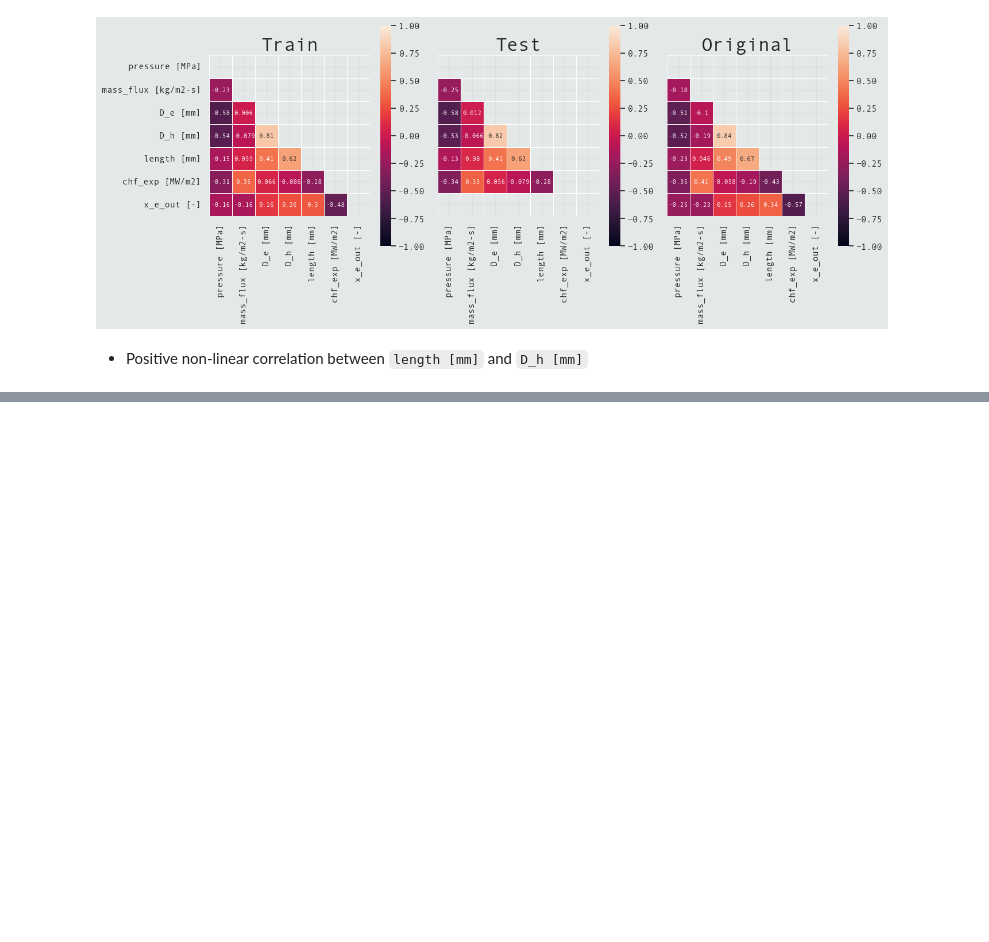
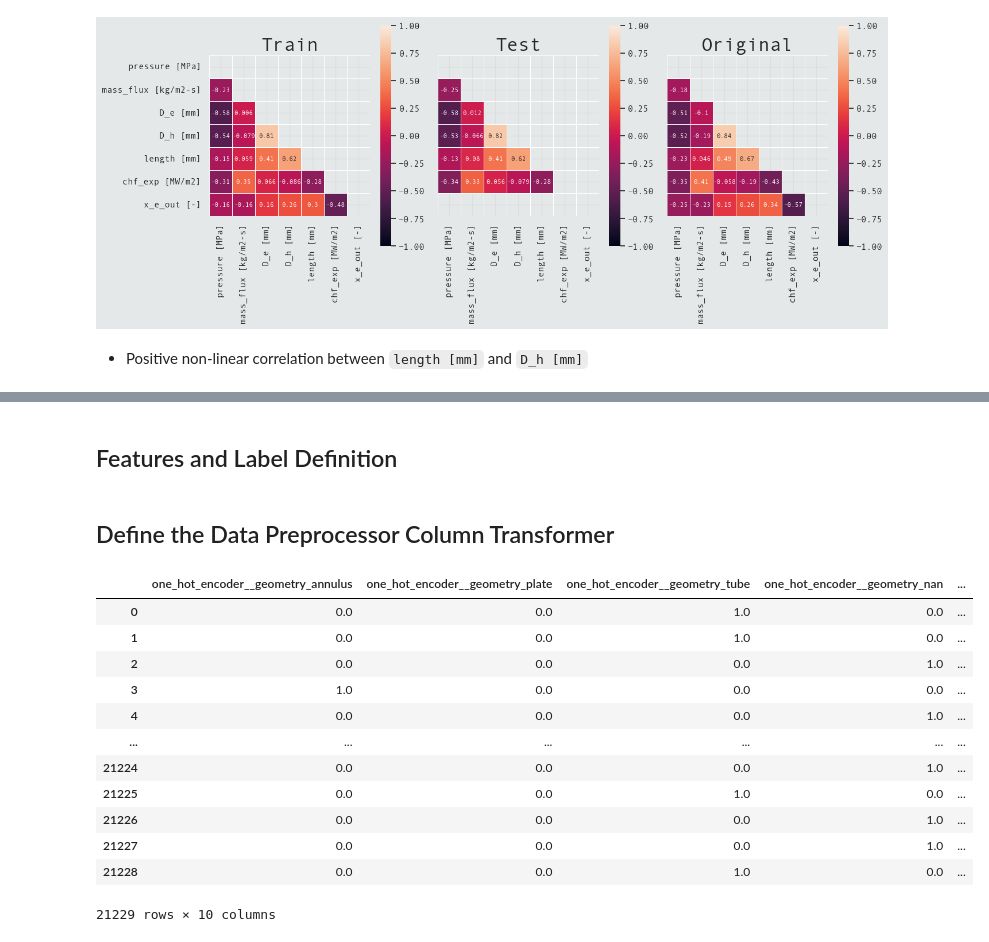
Before and after one commit to Volscente/kaggle_tps, a Jupyter notebook: notebooks/S3E15/heat_flux_feature_imputation.ipynb, the cells around one changed output, grey strips where cells are left out. Saved outputs shown, nothing was run; the diff lists cells and outputs as text; code cells hidden in the pictures; blank space fills up the shorter version.

Commit message:
S3E15 - Define data preprocessor

```diff
--- a/notebooks/S3E15/heat_flux_feature_imputation.ipynb
+++ b/notebooks/S3E15/heat_flux_feature_imputation.ipynb
@@ -499,0 +536,52 @@ plt.tight_layout()
+# %% [markdown]
+## Features and Label Definition
+# %%
+# Define features and labels
+numerical_features = [
+    'pressure [MPa]',
+    'mass_flux [kg/m2-s]',
+    'D_e [mm]',
+    'D_h [mm]',
+    'length [mm]',
+    'chf_exp [MW/m2]'
+]
+
+numerical_engineered_featuers = [
+    'D_e [mm] per pressure [MPa]'
+]
+
+categorical_features = [
+    'geometry'
+]
+
+categorical_engineered_features = []
+
+features = numerical_features + numerical_engineered_featuers + categorical_features + categorical_engineered_features
+
+labels = ['x_e_out [-]']
+# %% [markdown]
+## Define the Data Preprocessor Column Transformer
+# %%
+# Numerical the data_preprocessor through a Column Transformer
+data_preprocessor = ColumnTransformer(
+    transformers=[
+        ('one_hot_encoder', OneHotEncoder(), categorical_features),
+        #('simple_imputer', SimpleImputer(), numerical_features + categorical_features),
+    ],
+    remainder='passthrough')
+# %%
+pd.DataFrame(data_preprocessor.fit_transform(train_data[numerical_features + categorical_features]), columns=data_preprocessor.get_feature_names_out())
+# %% [output]
+|  | one_hot_encoder__geometry_annulus | one_hot_encoder__geometry_plate | one_hot_encoder__geometry_tube | one_hot_encoder__geometry_nan | ... |
+| 0 | 0.0 | 0.0 | 1.0 | 0.0 | ... |
+| 1 | 0.0 | 0.0 | 1.0 | 0.0 | ... |
+| 2 | 0.0 | 0.0 | 0.0 | 1.0 | ... |
+| 3 | 1.0 | 0.0 | 0.0 | 0.0 | ... |
+| 4 | 0.0 | 0.0 | 0.0 | 1.0 | ... |
+| ... | ... | ... | ... | ... | ... |
+| 21224 | 0.0 | 0.0 | 0.0 | 1.0 | ... |
+| 21225 | 0.0 | 0.0 | 1.0 | 0.0 | ... |
+| 21226 | 0.0 | 0.0 | 0.0 | 1.0 | ... |
+| 21227 | 0.0 | 0.0 | 0.0 | 1.0 | ... |
+| 21228 | 0.0 | 0.0 | 1.0 | 0.0 | ... |
+21229 rows × 10 columns
```
Also changed, not shown: parts of 6 cells of this notebook.
